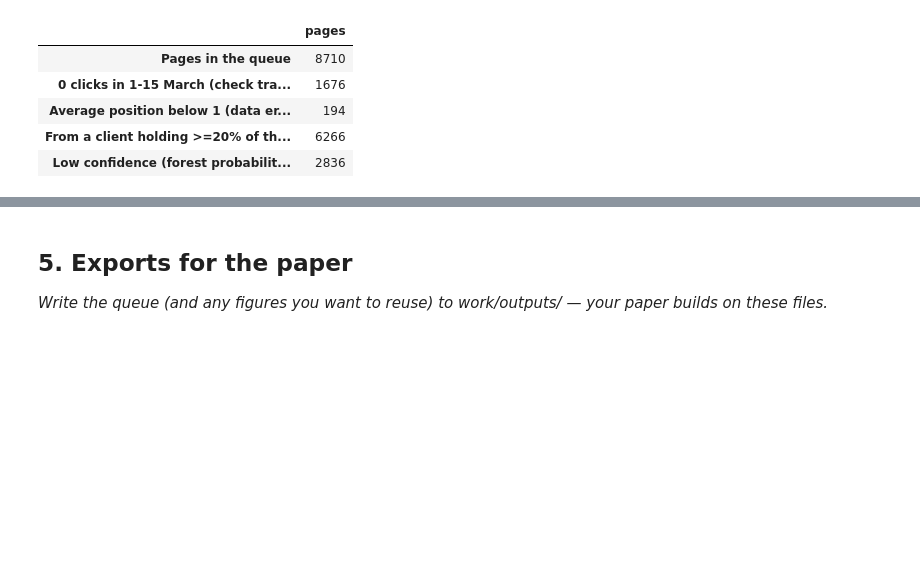
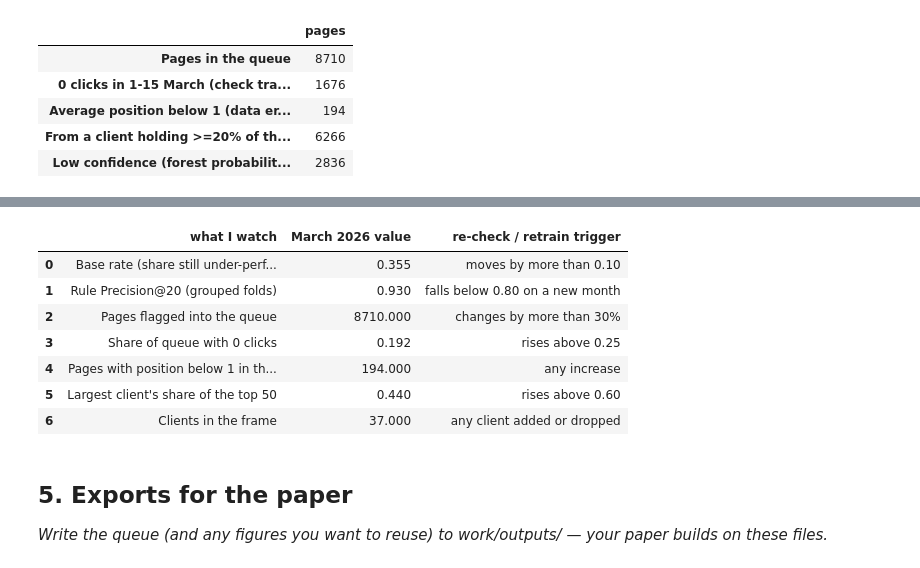
Before and after one commit to jjcodes999/flyrank-ml-repo, a Jupyter notebook: work/notebooks/w07_action_playbook.ipynb, the cells around one changed output, grey strips where cells are left out. Cells and saved outputs as stored; diff of their text form; code cells hidden in the pictures; blank space fills up the shorter version.

```diff
--- a/work/notebooks/w07_action_playbook.ipynb
+++ b/work/notebooks/w07_action_playbook.ipynb
@@ -312,3 +385,25 @@ display(pd.Series(checks, name="pages").to_frame())
+# %%
+# REFERENCE VALUES to compare against next month
+top50 = queue.head(50)
+reference = pd.DataFrame([
+    ("Base rate (share still under-performing)", round(pages["still_under"].mean(), 3), "moves by more than 0.10"),
+    ("Rule Precision@20 (grouped folds)", float(pk.loc["Rule (the queue)", "P@20"]), "falls below 0.80 on a new month"),
+    ("Pages flagged into the queue", len(queue), "changes by more than 30%"),
+    ("Share of queue with 0 clicks", round((queue["clicks_h1"] == 0).mean(), 3), "rises above 0.25"),
+    ("Pages with position below 1 in the queue", int((queue["position_h1"] < 1).sum()), "any increase"),
+    ("Largest client's share of the top 50", round(top50["client_hash_id"].value_counts().iloc[0] / 50, 2), "rises above 0.60"),
+    ("Clients in the frame", pages["client_hash_id"].nunique(), "any client added or dropped"),
+], columns=["what I watch", "March 2026 value", "re-check / retrain trigger"])
+display(reference)
+# %% [output]
+|  | what I watch | March 2026 value | re-check / retrain trigger |
+| 0 | Base rate (share still under-perf... | 0.355 | moves by more than 0.10 |
+| 1 | Rule Precision@20 (grouped folds) | 0.930 | falls below 0.80 on a new month |
+| 2 | Pages flagged into the queue | 8710.000 | changes by more than 30% |
+| 3 | Share of queue with 0 clicks | 0.192 | rises above 0.25 |
+| 4 | Pages with position below 1 in th... | 194.000 | any increase |
+| 5 | Largest client's share of the top 50 | 0.440 | rises above 0.60 |
+| 6 | Clients in the frame | 37.000 | any client added or dropped |
 # %% [markdown]
 ## 5. Exports for the paper
 
```
Also changed, not shown: parts of 7 cells of this notebook.
